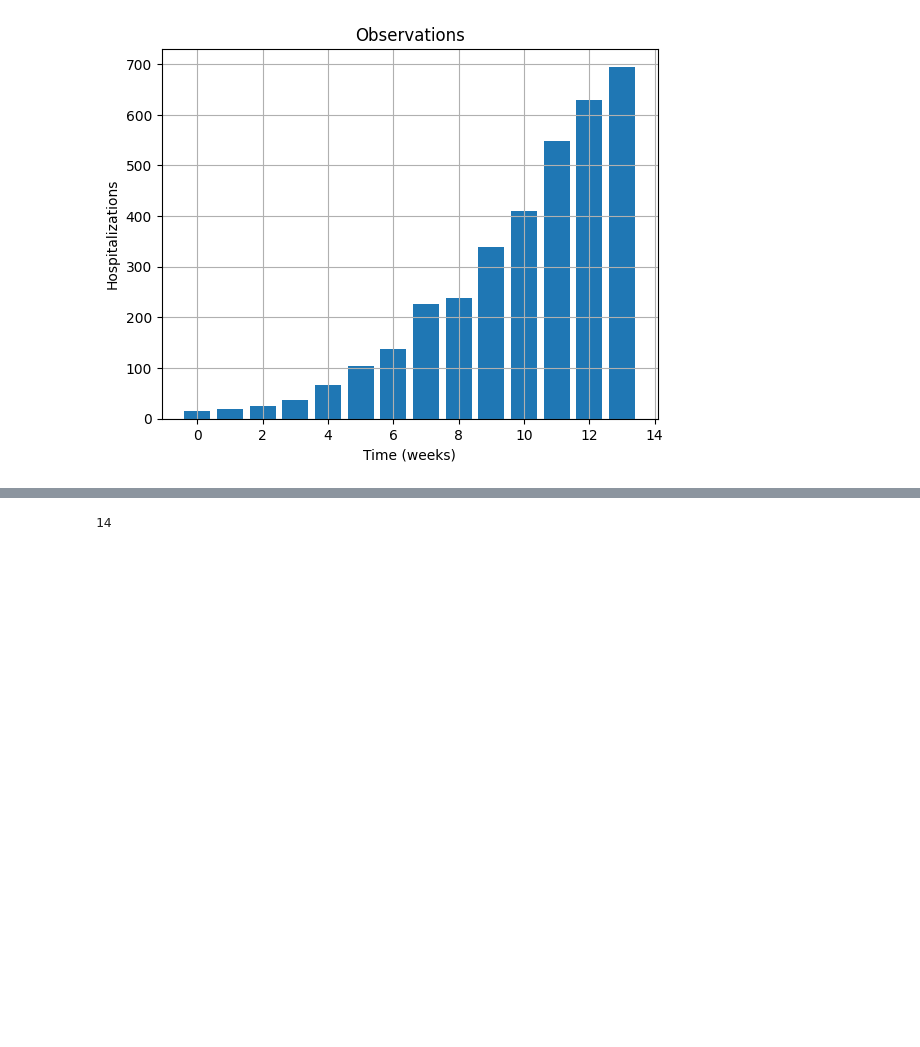
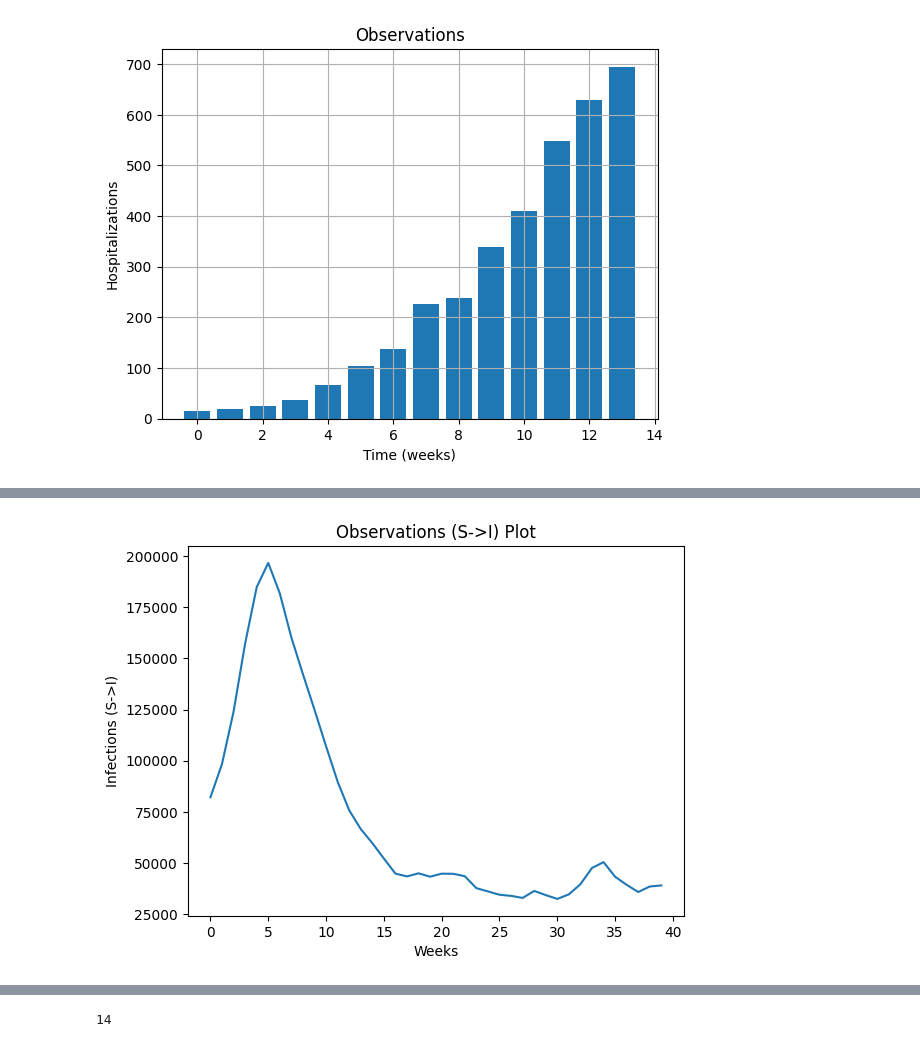
Before and after one commit to NAU-CCL/Epymorph, a Jupyter notebook: epymorph/parameter_forecasting/forecasting.ipynb, the cells around one changed output, grey strips where cells are left out. Saved outputs shown, nothing was run; the diff lists cells and outputs as text; code cells hidden in the pictures; blank space fills up the shorter version.

```diff
--- a/epymorph/parameter_forecasting/forecasting.ipynb
+++ b/epymorph/parameter_forecasting/forecasting.ipynb
@@ -176,3 +194,11 @@ forecast_output = sim.run()
+# %%
+plt.plot(forecast_output.req_model_data)
+plt.title("Observations (S->I) Plot")
+plt.xlabel("Weeks")
+plt.ylabel("Infections (S->I)")
+plt.show()
+# %% [output]
+[figure, added]
 # %%
 import matplotlib.pyplot as plt
 
```
Also changed, not shown: parts of 12 cells of this notebook, 5 other files.
